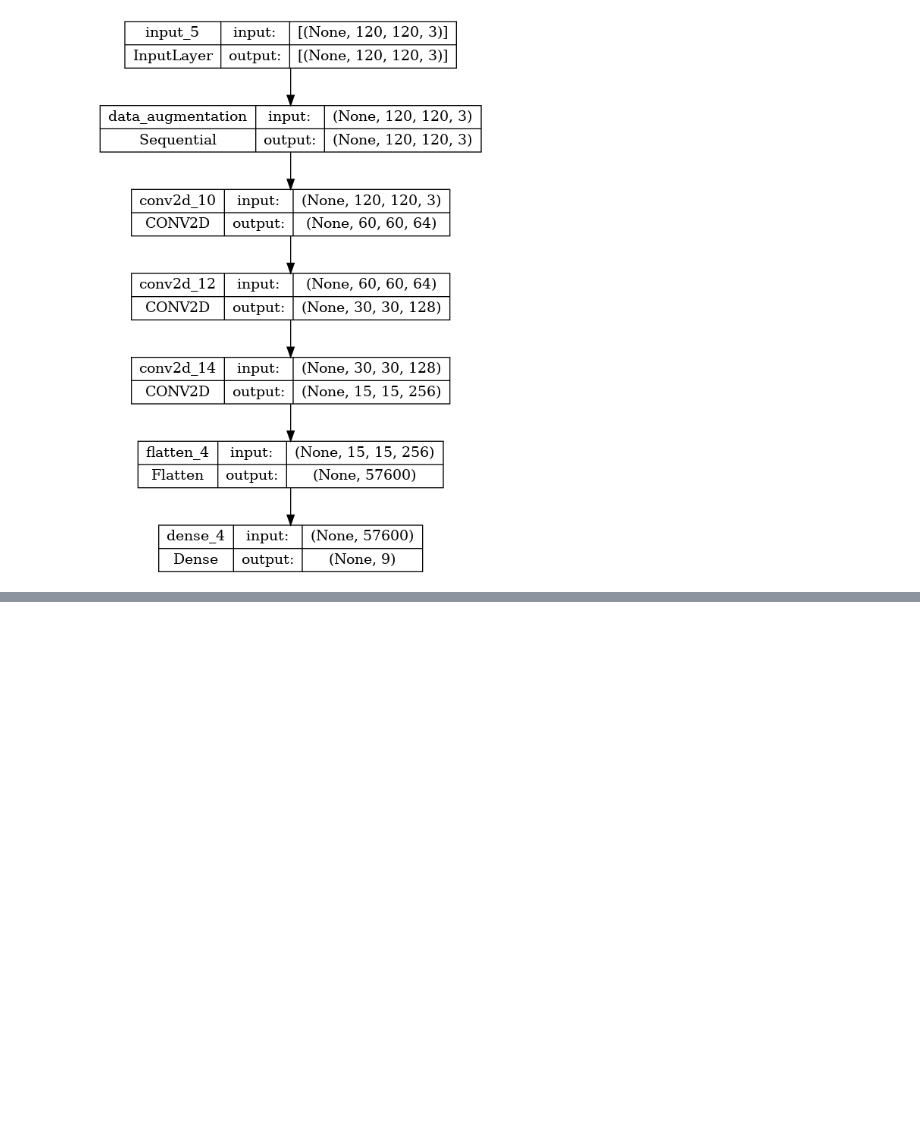
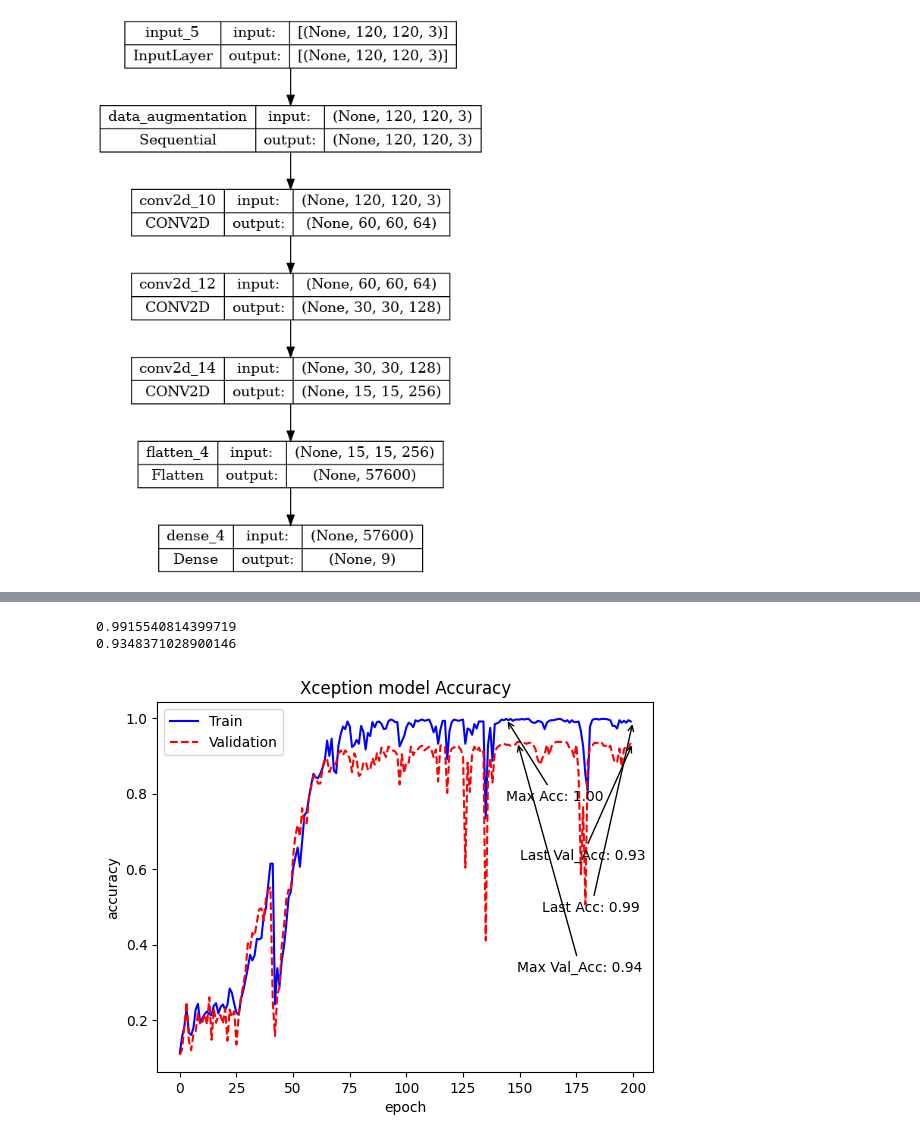
Before and after one commit to helloNarehase/univ, a Jupyter notebook: task.ipynb, the cells around one changed output, grey strips where cells are left out. Cells and saved outputs as stored; diff of their text form; code cells hidden in the pictures; blank space fills up the shorter version.

```diff
--- a/task.ipynb
+++ b/task.ipynb
@@ -201,3 +267,35 @@ plt.legend(['Train', 'Validation'], loc='upper left')
+# %%
+plt.title(f'{modelName} model Accuracy')
+plt.ylabel('accuracy')
+plt.xlabel('epoch')
+plt.plot(Accuracy, "b")
+plt.plot(valAccuracy, "r--")
+
+max_acc = max(Accuracy)
+max_acc_epoch = np.argmax(Accuracy)
+
+plt.annotate(f"Max Acc: {max_acc:.2f}", xy=(max_acc_epoch, max_acc), xytext=(max_acc_epoch, max_acc - 0.217),
+arrowprops=dict(facecolor='blue', arrowstyle='->'))
+
+plt.annotate(f"Last Acc: {Accuracy[-1]:.2f}", xy=(len(Accuracy), Accuracy[-1]), xytext=(len(Accuracy)-40, Accuracy[-1]- 0.505),
+arrowprops=dict(facecolor='blue', arrowstyle='->'))
+
+max_valacc = max(valAccuracy)
+max_valacc_epoch = np.argmax(valAccuracy)
+print(Accuracy[-1])
+print(valAccuracy[-1])
+plt.annotate(f"Max Val_Acc: {max_valacc:.2f}", xy=(max_valacc_epoch, max_valacc), xytext=(max_valacc_epoch, max_valacc - 0.61),
+arrowprops=dict(facecolor='blue', arrowstyle='->'))
+
+plt.annotate(f"Last Val_Acc: {valAccuracy[-1]:.2f}", xy=(len(valAccuracy), valAccuracy[-1]), xytext=(len(valAccuracy)-50, valAccuracy[-1]-0.31),
+arrowprops=dict(facecolor='blue', arrowstyle='->'))
+
+plt.legend(['Train', 'Validation'], loc='upper left')
+plt.savefig(f"{modelName}_Acc.png")
+# %% [output]
+0.9915540814399719
+0.9348371028900146
+[figure, added]
 # %%
 i, t = val_data
 fig,axs = plt.subplots(3,3,figsize=(10,10))
```
Also changed, not shown: parts of 13 cells of this notebook.
